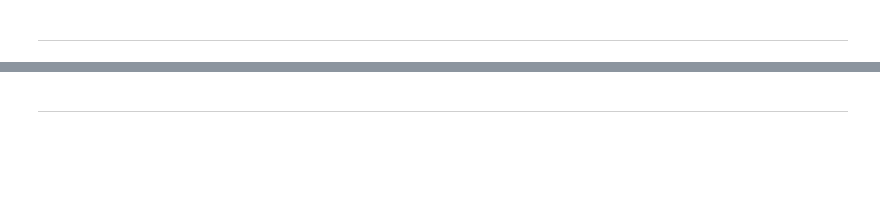
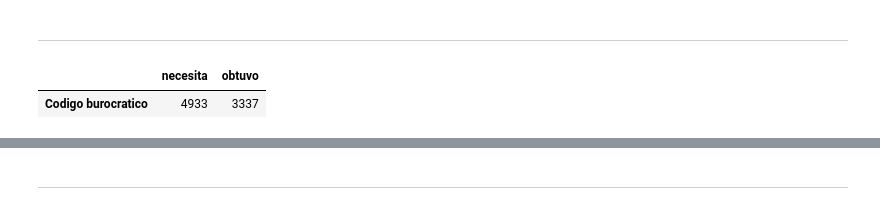
Before and after one commit to germanbc/Organizacion-de-Datos-2c2020-TP1, a Jupyter notebook: TP1.ipynb, the cells around one changed output, grey strips where cells are left out. Drawn from its saved outputs; the diff is of its cells as text; code cells hidden in the pictures; blank space fills up the shorter version.

```diff
--- a/TP1.ipynb
+++ b/TP1.ipynb
@@ -680,3 +946,8 @@ plt.show()
 # %% [markdown]
 ---
+# %%
+df.head()
+# %% [output]
+|  | necesita | obtuvo |
+| Codigo burocratico | 4933 | 3337 |
 # %%
```
Also changed, not shown: parts of 76 cells of this notebook, 1 other file.
